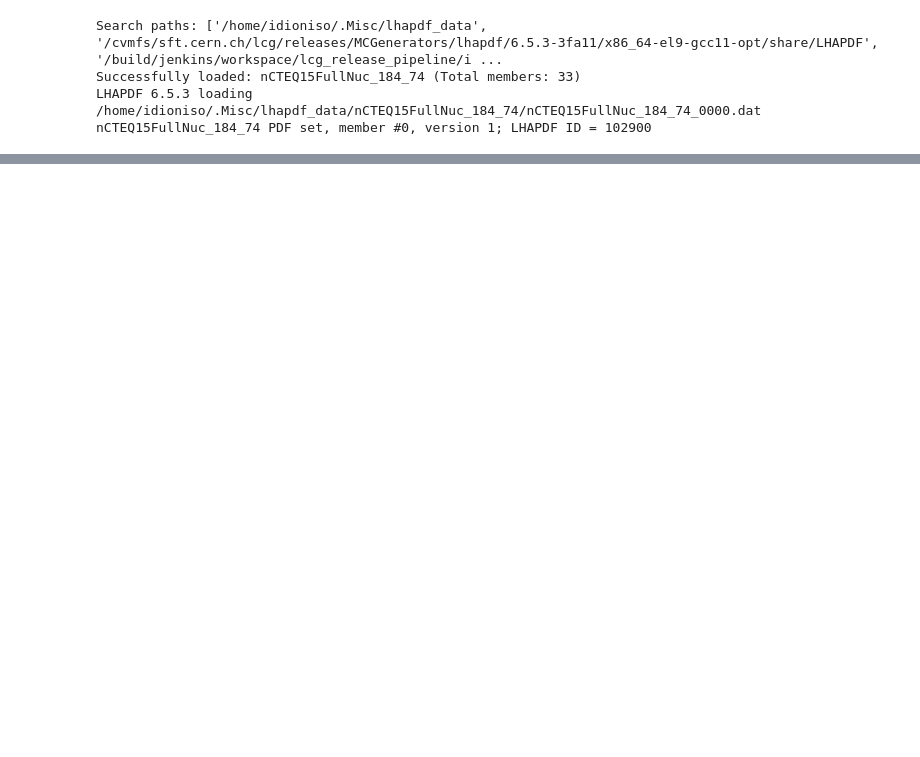
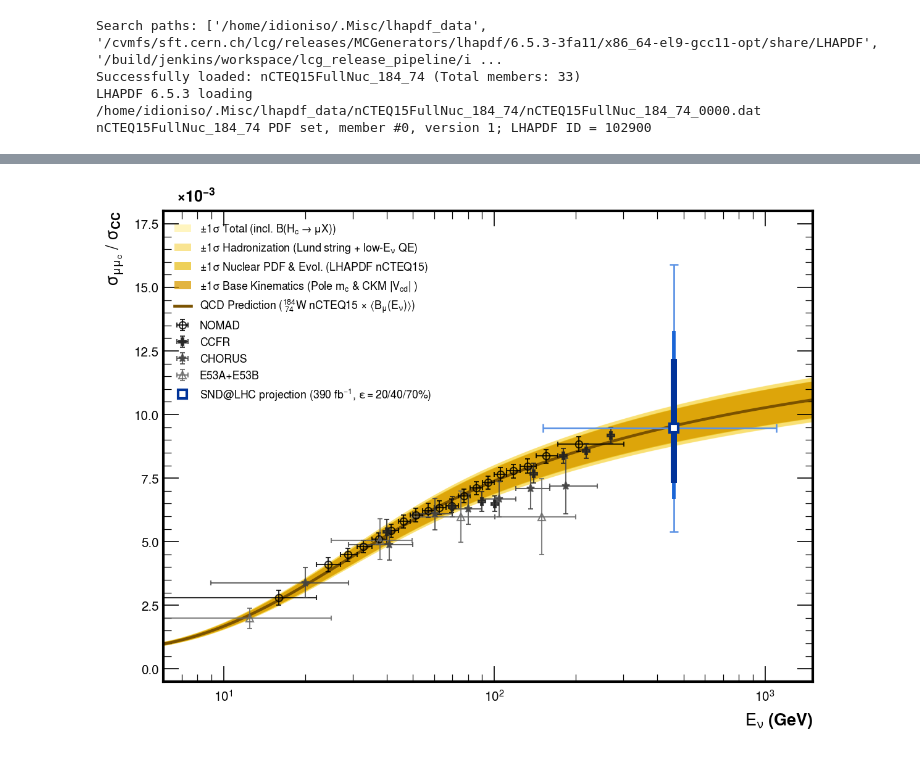
Before and after one commit to idionisov/snd-numu-charm, a Jupyter notebook: notebooks/introduction.ipynb, the cells around one changed output, grey strips where cells are left out. Drawn from its saved outputs; the diff is of its cells as text; code cells hidden in the pictures; blank space fills up the shorter version.

```diff
--- a/notebooks/introduction.ipynb
+++ b/notebooks/introduction.ipynb
@@ -706,0 +1033,98 @@ nCTEQ15FullNuc_184_74, version 1; 33 PDF members
+# %%
+import os
+from pathlib import Path
+import numpy as np
+import pandas as pd
+import matplotlib.pyplot as plt
+
+# -------------------------------------------------------------------------
+# 1. Load Precalculated Dimuon Predictions
+# -------------------------------------------------------------------------
+pred_csv = Path("/afs/cern.ch/work/i/idioniso/snd-numu-charm/scripts/diagnostics/predictions/neutrino_charm_dimuon_ratio_nu_prediction_lhapdf.csv")
+if not pred_csv.exists():
+    pred_csv = Path("scripts/diagnostics/predictions/neutrino_charm_dimuon_ratio_nu_prediction_lhapdf.csv")
+
+if not pred_csv.exists():
+    raise FileNotFoundError(f"Could not find prediction CSV at {pred_csv}. Run calculation first.")
+
+df_pred = pd.read_csv(pred_csv)
+
+E_grid = df_pred["E_nu_GeV"].to_numpy()
+y_nominal = df_pred["ratio_nominal_10m3"].to_numpy()
+sigma_1_lo = df_pred["sigma_1_lo"].to_numpy()
+sigma_1_hi = df_pred["sigma_1_hi"].to_numpy()
+sigma_2_lo = df_pred["sigma_2_lo"].to_numpy()
+sigma_2_hi = df_pred["sigma_2_hi"].to_numpy()
+sigma_3_lo = df_pred["sigma_3_lo"].to_numpy()
+sigma_3_hi = df_pred["sigma_3_hi"].to_numpy()
+sigma_4_lo = df_pred["sigma_4_lo"].to_numpy()
+sigma_4_hi = df_pred["sigma_4_hi"].to_numpy()
+
+# -------------------------------------------------------------------------
+# 2. Plotting Setup
+# -------------------------------------------------------------------------
+plt.rcParams.update({
+    'font.family': 'sans-serif', 'font.size': 12,
+    'xtick.direction': 'in', 'ytick.direction': 'in',
+    'xtick.top': True, 'ytick.right': True,
+    'xtick.minor.visible': True, 'ytick.minor.visible': True,
+})
+
+fig, ax = plt.subplots(figsize=(8, 6.2), dpi=150)
+
+c_line = '#7a5200'
+c1, c2, c3, c4 = '#d99b00', '#e5b800', '#f5cf38', '#ffea75'
+
+ax.fill_between(E_grid, y_nominal - sigma_4_lo, y_nominal + sigma_4_hi, color=c4, alpha=0.45, edgecolor='none',
+                label=r'$\pm 1\sigma$ Total (incl. $\mathcal{B}(H_c \to \mu X)$)')
+ax.fill_between(E_grid, y_nominal - sigma_3_lo, y_nominal + sigma_3_hi, color=c3, alpha=0.55, edgecolor='none',
+                label=r'$\pm 1\sigma$ Hadronization (Lund string + low-$E_\nu$ QE)')
+ax.fill_between(E_grid, y_nominal - sigma_2_lo, y_nominal + sigma_2_hi, color=c2, alpha=0.65, edgecolor='none',
+                label=r'$\pm 1\sigma$ Nuclear PDF & Evol. (LHAPDF nCTEQ15)')
+ax.fill_between(E_grid, y_nominal - sigma_1_lo, y_nominal + sigma_1_hi, color=c1, alpha=0.75, edgecolor='none',
+                label=r'$\pm 1\sigma$ Base Kinematics (Pole $m_c$ & CKM $|V_{cd}|$ )')
+
+ax.plot(E_grid, y_nominal, color=c_line, lw=2.2, linestyle='-',
+        label=r'QCD Prediction ($^{184}_{\ 74}\mathrm{W}$ nCTEQ15 $\times\ \langle B_\mu(E_\nu)\rangle$)')
+
+# Overlays
+styles = {
+    'NOMAD': {'fmt': 'o', 'color': '#000000', 'mfc': 'none', 'ms': 5.5, 'label': 'NOMAD'},
+    'CCFR': {'fmt': 'P', 'color': '#222222', 'mfc': '#222222', 'ms': 6.0, 'label': 'CCFR'},
+    'CHORUS': {'fmt': '*', 'color': '#444444', 'mfc': '#444444', 'ms': 6.5, 'label': 'CHORUS'},
+    'E53A+E53B': {'fmt': '^', 'color': '#666666', 'mfc': 'none', 'ms': 5.5, 'label': 'E53A+E53B'},
+}
+
+csv_path = '/afs/cern.ch/work/i/idioniso/snd-numu-charm/scripts/diagnostics/measurements/neutrino_charm_dimuon_ratio_vs_enu.csv'
+if os.path.exists(csv_path):
+    df = pd.read_csv(csv_path, comment="#")
+    for exp, sty in styles.items():
+        sub = df[df['experiment'] == exp]
+        ax.errorbar(sub['E_nu_GeV'], sub['ratio_times_10^-3'], xerr=[sub['dx_low'], sub['dx_high']],
+                    yerr=[sub['dy_low'], sub['dy_high']], fmt=sty['fmt'], color=sty['color'],
+                    mfc=sty['mfc'], markersize=sty['ms'], elinewidth=1.0, capsize=2, alpha=0.82, label=sty['label'])
+
+E_snd, y_snd = 461.4, 9.48
+dx_lo_snd, dx_hi_snd = 310.0, 640.0
+c_real, c_opt, c_perf = '#5b92e5', '#1a65d6', '#003399'
+
+ax.errorbar(E_snd, y_snd, xerr=[[dx_lo_snd], [dx_hi_snd]], yerr=[[4.09], [6.41]],
+            fmt='none', ecolor=c_real, elinewidth=1.3, capsize=3.5, capthick=1.2, zorder=6)
+ax.errorbar(E_snd, y_snd, yerr=[[2.81], [3.81]],
+            fmt='none', ecolor=c_opt, elinewidth=2.8, capsize=0, zorder=7)
+ax.errorbar(E_snd, y_snd, yerr=[[2.16], [2.71]], fmt='s', color=c_perf, mfc='white',
+            mec=c_perf, mew=2.0, markersize=6.8, elinewidth=4.8, capsize=0, zorder=8,
+            label=r'SND@LHC projection ($390\ \mathrm{fb}^{-1}$, $\varepsilon=20/40/70\%$)')
+
+ax.set_xscale('log')
+ax.set_xlim(6.0, 1500.0)
+ax.set_ylim(-0.5, 18.0)
+ax.set_xlabel(r'$E_{\nu}\ \mathbf{(GeV)}$', fontsize=13, loc='right', labelpad=6)
+ax.set_ylabel(r'$\sigma_{\mu\mu_c}\ /\ \sigma_{\mathbf{CC}}$', fontsize=13, loc='top', labelpad=6)
+ax.text(0.02, 1.02, r'$\times 10^{-3}$', transform=ax.transAxes, fontsize=12, fontweight='bold')
+ax.legend(frameon=False, edgecolor='black', facecolor='white', framealpha=0.92, fontsize=8.5, loc='upper left')
+
+plt.tight_layout()
+plt.show()
+# %% [output]
+[figure, added]
```
Also changed, not shown: parts of 8 cells of this notebook, 2 other files.
